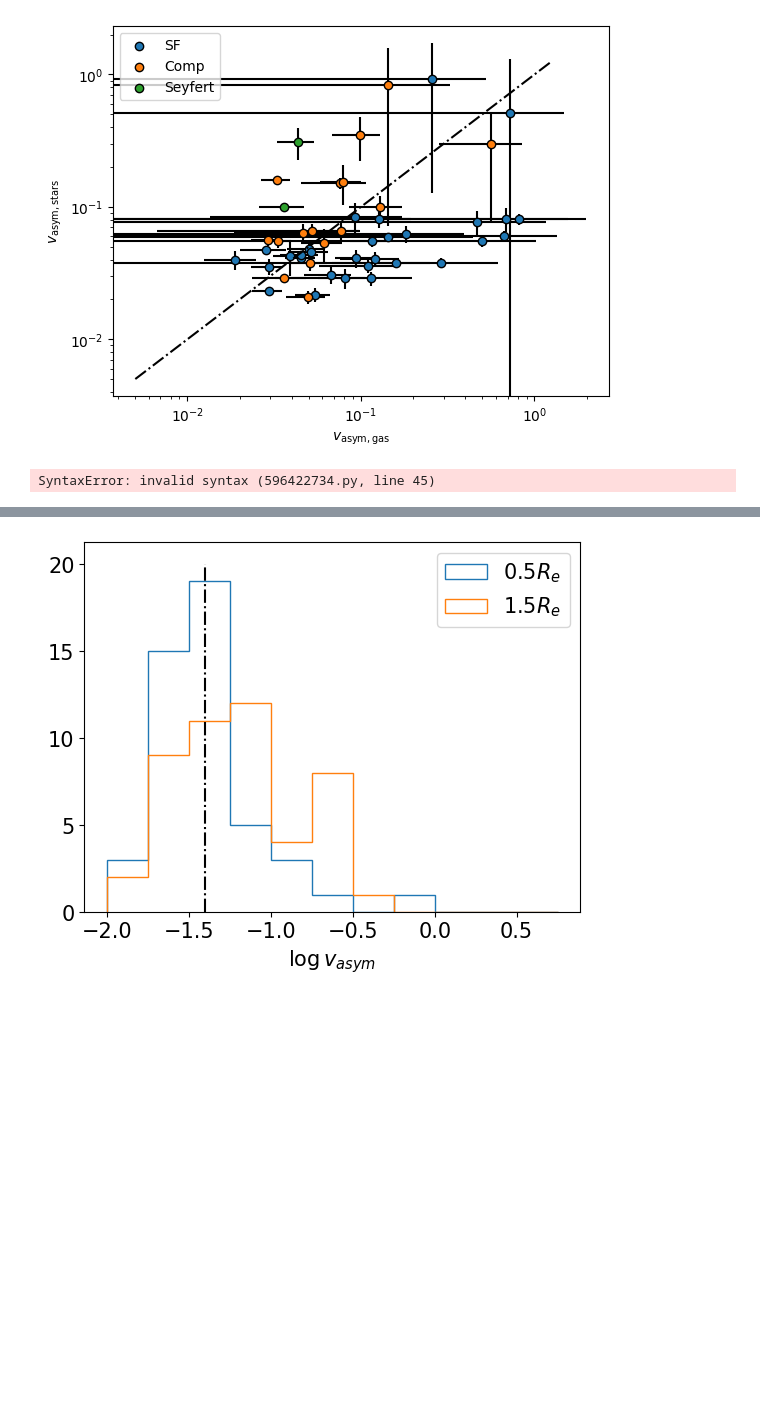
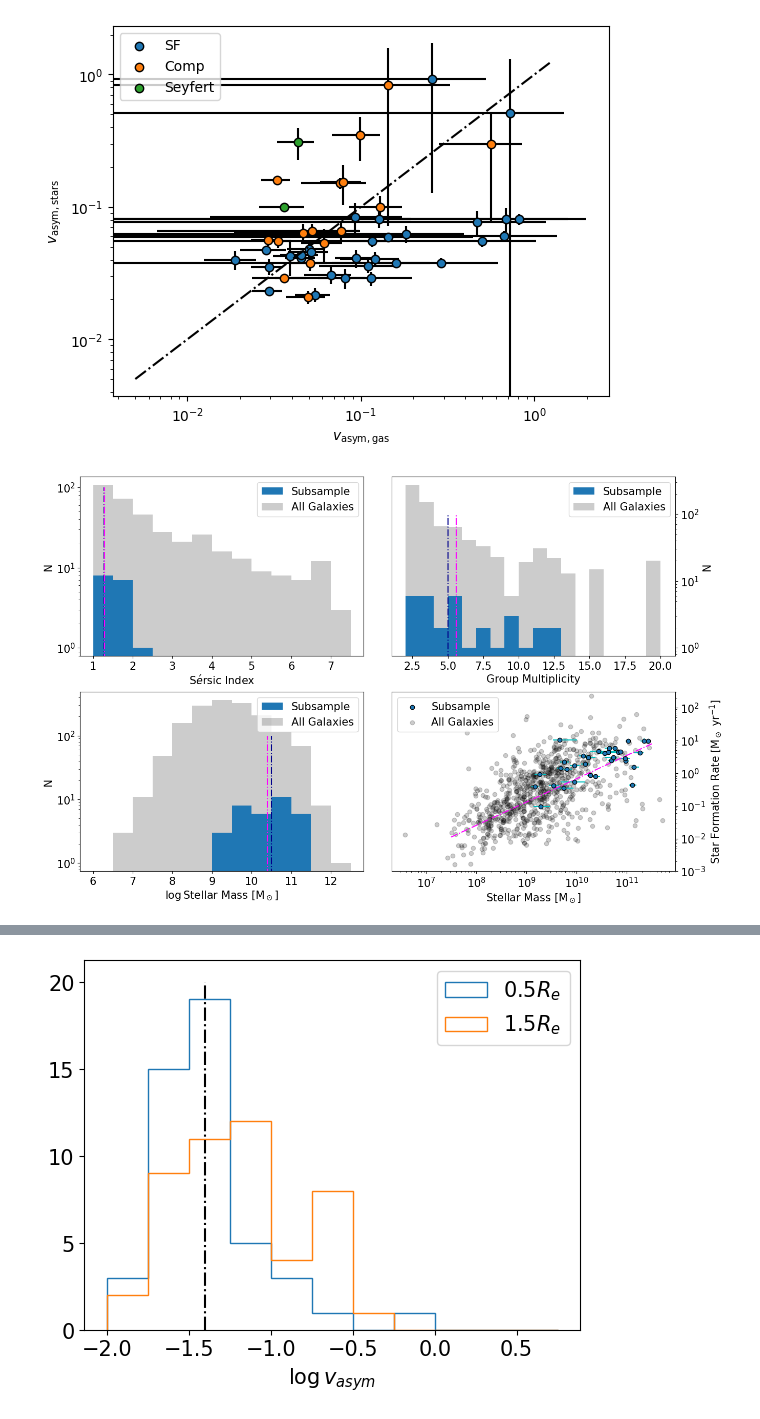
Before and after one commit to r-bagge/MAGPI_kinematics, a Jupyter notebook: plots.ipynb, the cells around one changed output, grey strips where cells are left out. Cells and saved outputs as stored; diff of their text form; code cells hidden in the pictures; blank space fills up the shorter version.

```diff
--- a/plots.ipynb
+++ b/plots.ipynb
@@ -94,7 +94,8 @@ sample = sample[sample["MAGPIID"].isin(prospect["MAGPIID"])]
 galfit = galfit[galfit["MAGPIID"].isin(prospect["MAGPIID"])]
 n = galfit["n"]
 n = n[n > 0]
-re =
+re = galfit["re"].to_numpy()
+
 
 plt.rcParams.update({"font.size":15})
 fig, ((ax1, ax2), (ax3, ax4)) = plt.subplots(2, 2, figsize=(15, 10))
@@ -105,6 +106,7 @@ ax1.vlines(np.median(n), ymin=0, ymax=100,ls="dashdot",color="darkblue")
 ax1.vlines(np.mean(n), ymin=0, ymax=100,ls="dashdot",color="fuchsia")
 #ax.set_xscale("log")
 ax1.set_yscale("log")
+ax1.set_ylabel("N")
 ax1.set_xlabel(r"S$\'{e}$rsic Index")
 ax1.legend()
 # Environment
@@ -115,35 +117,38 @@ ax2.set_yscale("log")
 ax2.set_xlabel("Group Multiplicity")
 ax2.vlines(np.median(N_Gals), ymin=0, ymax=100,ls="dashdot",color="darkblue")
 ax2.vlines(np.mean(N_Gals), ymin=0, ymax=100,ls="dashdot",color="fuchsia")
 ax2.legend()
+ax2.set_ylabel("N")
 ax2.set_xlim(1.05,21.05)
 # Mass
 ax3.hist(np.log10(M_sol), zorder=2, label="Subsample", bins=np.arange(6,13,0.5))
 ax3.hist(np.log10(M_sol_2), label="All Galaxies", color="k", bins=np.arange(6,13,0.5), alpha=0.2)
 ax3.vlines(np.median(np.log10(M_sol)), ymin=0, ymax=100,ls="dashdot",color="darkblue")
 ax3.vlines(np.mean(np.log10(M_sol)), ymin=0, ymax=100,ls="dashdot",color="fuchsia")
 #ax.set_xscale("log")
 ax3.set_yscale("log")
+ax3.set_ylabel("N")
 ax3.set_xlabel(r"$\log$Stellar Mass [M$_\odot$]")
 ax3.legend()
 # SFMS
 ax4.scatter(M_sol, SFR, zorder=3, label="Subsample", ec="k")
 ax4.errorbar(M_sol, SFR, xerr=[M_sol_err_16,M_sol_err_84], yerr=SFR_err, zorder=2, fmt=".c", ls="")
 ax4.scatter(M_sol_2, SFR_2, zorder=1, alpha=0.2, c="k", label="All Galaxies")
 ax4.plot(xx, MS, ls="dashdot", c="magenta")
 ax4.set_xscale("log")
 ax4.set_yscale("log")
 ax4.set_ylim(1e-3, 300)
 ax4.set_xlabel(r"Stellar Mass [M$_\odot$]")
 ax4.set_ylabel(r"Star Formation Rate [M$_\odot$ yr$^{-1}$]")
 ax4.legend()
 for ax in [ax2, ax4]:
     ax.yaxis.tick_right()
     ax.yaxis.set_label_position("right")
 plt.subplots_adjust(hspace=0.2, wspace=0.1)
-plt.savefig("/Users/ryanbagge/Library/CloudStorage/OneDrive-UNSW/MAGPI_Plots/plots/paper2/SFMS_Mass_Sersic_Env.pdf", bbox_inches="tight")
+plt.savefig("/Users/ryanbagge/Library/CloudStorage/OneDrive-UNSW/MAGPI_Plots/plots/paper1/"
+            "SFMS_Mass_Sersic_Env.pdf", bbox_inches="tight")
 # %% [output]
-SyntaxError: invalid syntax (596422734.py, line 45)
+[figure, added]
 # %%
 sample = pd.read_csv("/Users/ryanbagge/Library/CloudStorage/OneDrive-UNSW/MAGPI_csv/MAGPI_kinemetry_sample_1Re.csv")
 sample = sample[sample["v_asym_g_err"]<0.1]
```
Also changed, not shown: parts of 10 cells of this notebook.
